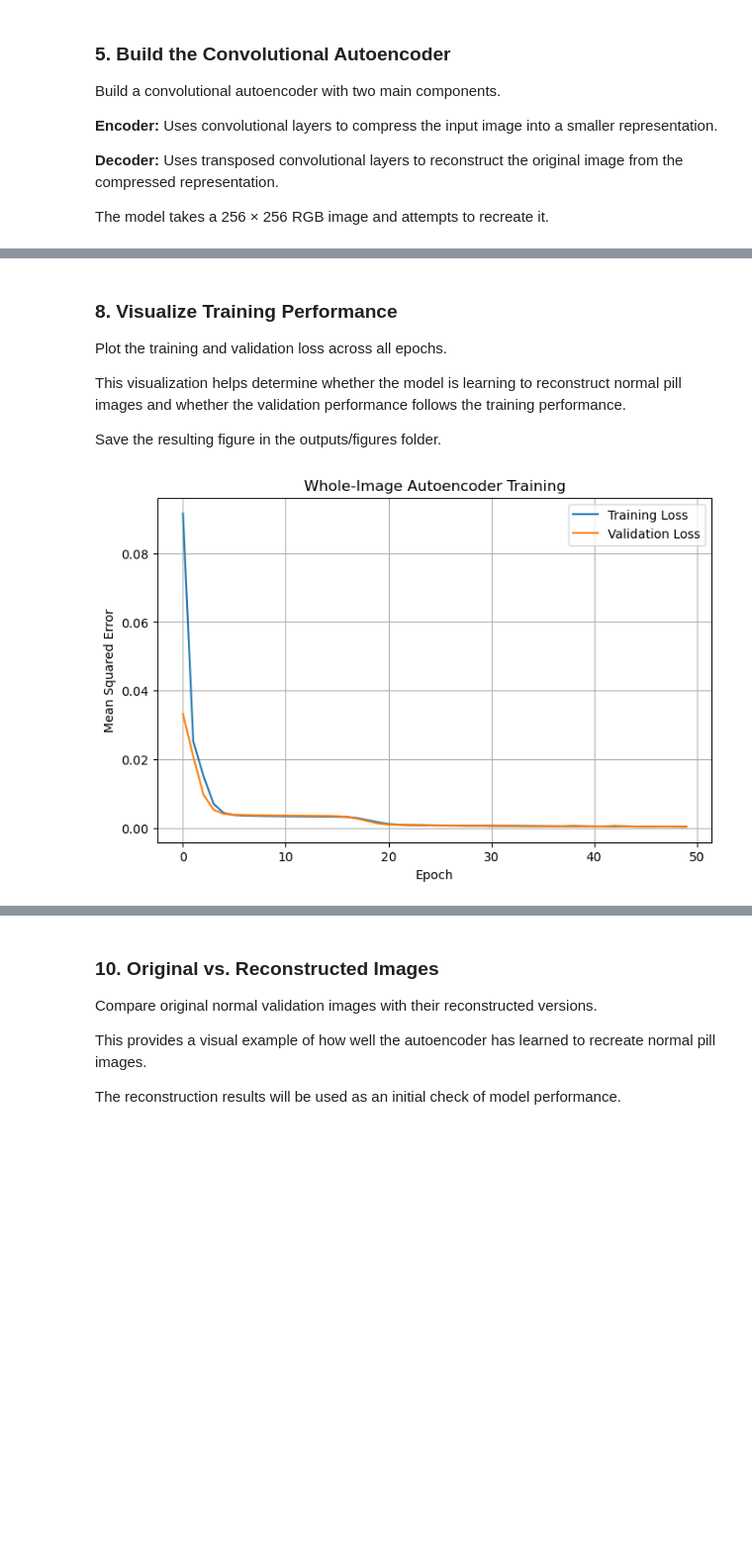
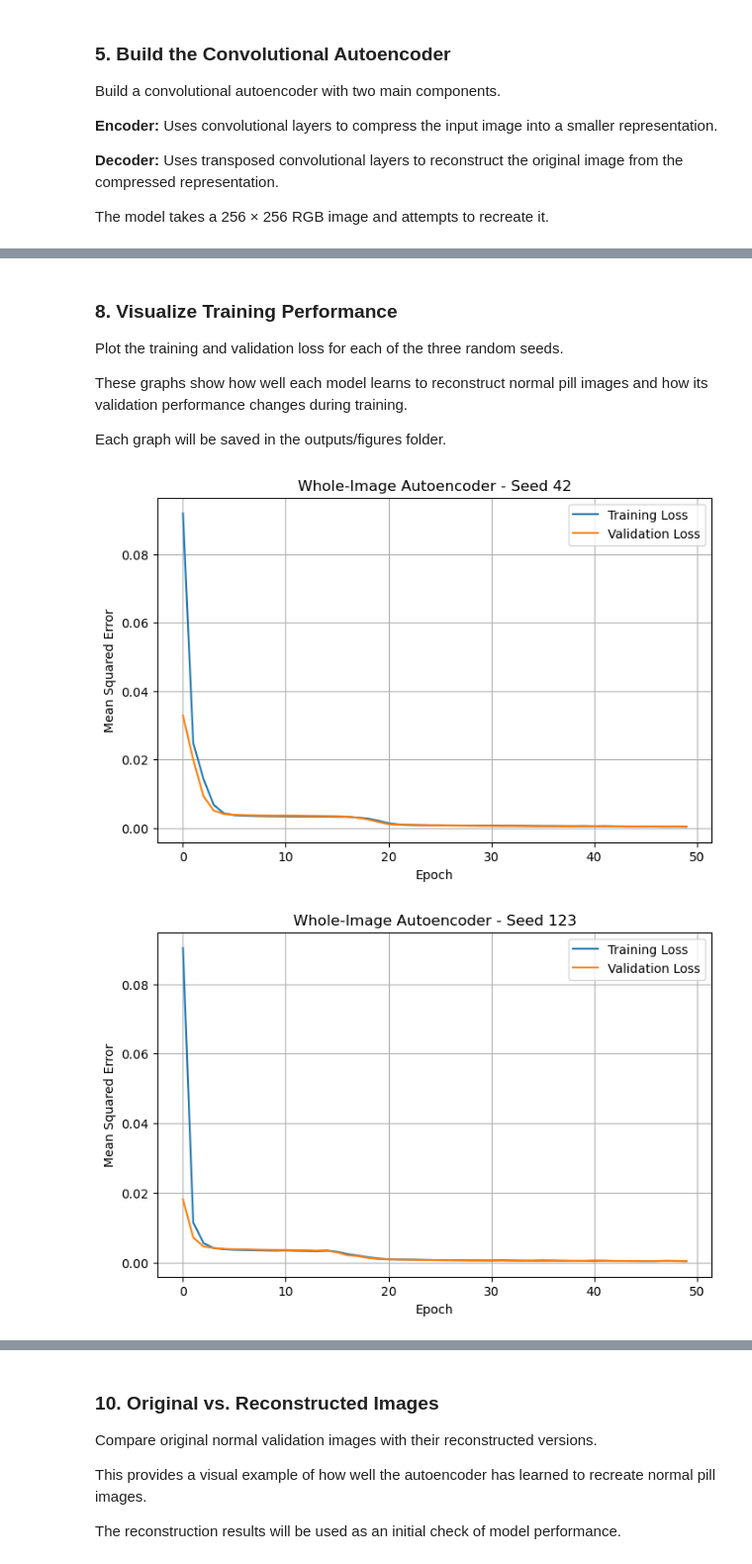
Before and after one commit to mkamya20/pill-defect-detection, a Jupyter notebook: notebooks/02_whole_image.ipynb, the cells around one changed output, grey strips where cells are left out. Shown at 99% size. Cells and saved outputs as stored; diff of their text form; code cells hidden in the pictures; blank space fills up the shorter version.

```diff
--- a/notebooks/02_whole_image.ipynb
+++ b/notebooks/02_whole_image.ipynb
@@ -232,18 +236,16 @@ Use the Adam optimizer to update the model weights during training.
 # %%
-# Set random seeds for repeatable results
-random.seed(42)
-np.random.seed(42)
-torch.manual_seed(42)
+# Set the three random seeds
+seeds = [42, 123, 2026]
 
-# Initialize the model
-model = ConvAutoencoder().to(device)
+# Set training settings
+epochs = 50
+patience = 7
+learning_rate = 0.001
 
 # Set loss function
 criterion = nn.MSELoss()
 
-# Set optimizer
-optimizer = torch.optim.Adam(model.parameters(), lr=0.001)
-
-# Display model
-print(model)
+print("Random seeds:", seeds)
+print("Maximum epochs:", epochs)
+print("Early stopping patience:", patience)
 # %% [output]
@@ -371,30 +418,40 @@ Epoch [50/50] Training Loss: 0.000371 Validation Loss: 0.000370
 # %% [markdown]
 ### 8. Visualize Training Performance
 
-Plot the training and validation loss across all epochs.
+Plot the training and validation loss for each of the three random seeds.
 
-This visualization helps determine whether the model is learning to reconstruct normal pill images and whether the validation performance follows the training performance.
+These graphs show how well each model learns to reconstruct normal pill images and how its validation performance changes during training.
 
-Save the resulting figure in the outputs/figures folder.
+Each graph will be saved in the outputs/figures folder.
 # %%
-# Plot training and validation loss
-plt.figure(figsize=(8, 5))
+# Create a separate loss graph for each seed
+for seed in seeds:
 
-plt.plot(train_losses, label="Training Loss")
-plt.plot(val_losses, label="Validation Loss")
+    plt.figure(figsize=(8, 5))
 
-plt.xlabel("Epoch")
-plt.ylabel("Mean Squared Error")
-plt.title("Whole-Image Autoencoder Training")
-plt.legend()
-plt.grid(True)
+    plt.plot(
+        all_results[seed]["train_losses"],
+        label="Training Loss"
+    )
 
-# Save figure
-plt.savefig(
-    FIGURE_DIR / "whole_image_training_loss.png",
-    bbox_inches="tight"
-)
+    plt.plot(
+        all_results[seed]["val_losses"],
+        label="Validation Loss"
+    )
 
-plt.show()
+    plt.xlabel("Epoch")
+    plt.ylabel("Mean Squared Error")
+    plt.title(f"Whole-Image Autoencoder - Seed {seed}")
+    plt.legend()
+    plt.grid(True)
+
+    # Save figure
+    plt.savefig(
+        FIGURE_DIR / f"whole_image_training_seed_{seed}.png",
+        bbox_inches="tight"
+    )
+
+    plt.show()
 # %% [output]
-[figure, old version]
+[figure, new version]
+[figure, added]
```
Also changed, not shown: parts of 13 cells of this notebook, 10 other files.
